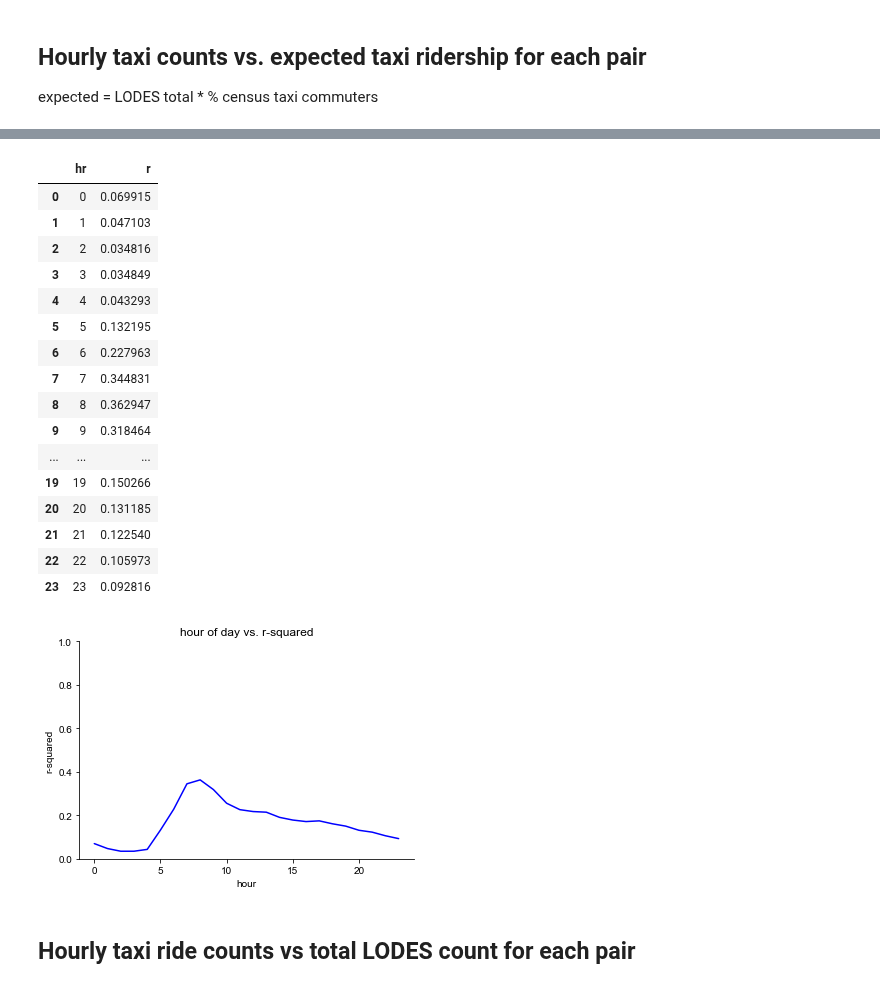
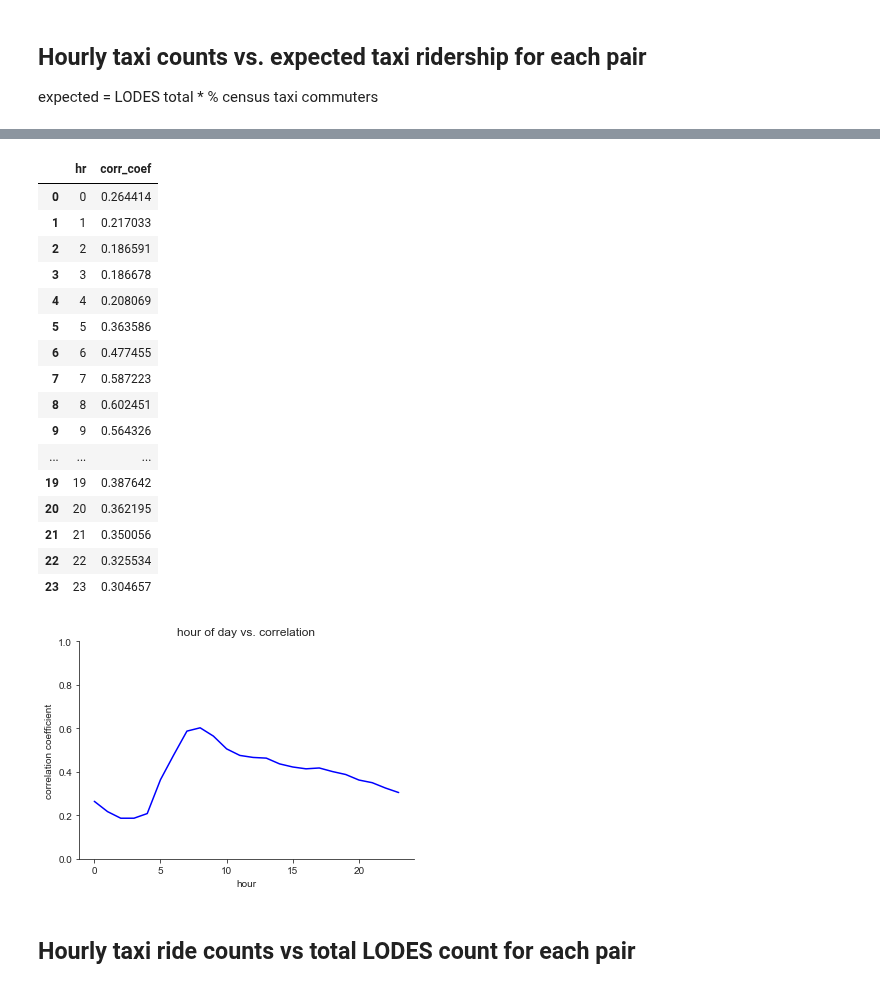
Before and after one commit to Rufei-Sheng/Manhattan-Congestion-Surcharge-Capstone, a Jupyter notebook: notebooks/explore_LODES_correlation.ipynb, the cells around one changed output, grey strips where cells are left out. Drawn from its saved outputs; the diff is of its cells as text; code cells hidden in the pictures.

```diff
--- a/notebooks/explore_LODES_correlation.ipynb
+++ b/notebooks/explore_LODES_correlation.ipynb
@@ -136,6 +149,7 @@ plt.xlim=(0,100);
 
 expected = LODES total * % census taxi commuters
 # %%
+hrly_rsq = []
 hrly_corr = []
 for i in range(24):
     fig, ax = plt.subplots()
@@ -144,5 +158,6 @@ for i in range(24):
     mod = smf.ols(formula='counts ~ expected_taxi', data = hrdata).fit()
     abline_plot(model_results=mod, ax=ax, color='red')
     plt.title('{} : {}'.format(i,mod.rsquared))
-    hrly_corr.append([i,mod.rsquared]);
+    hrly_rsq.append([i,mod.rsquared])
+    hrly_corr.append([i,np.corrcoef(hrdata['expected_taxi'], hrdata['counts'])[1][0]]);
 # %% [output]
@@ -161,40 +176,43 @@ for i in range(24):
 ... (12 outputs left out)
 # %%
-df = pd.DataFrame(hrly_corr)
-df.rename(columns={0:'hr',1:'r'},inplace=True)
-df
+df_r = pd.DataFrame(hrly_rsq)
+df_r.rename(columns={0:'hr',1:'r'},inplace=True)
+
+df_corr = pd.DataFrame(hrly_corr)
+df_corr.rename(columns={0:'hr',1:'corr_coef'},inplace=True)
+df_corr
 # %% [output]
-|  | hr | r |
-| 0 | 0 | 0.069915 |
-| 1 | 1 | 0.047103 |
-| 2 | 2 | 0.034816 |
-| 3 | 3 | 0.034849 |
-| 4 | 4 | 0.043293 |
-| 5 | 5 | 0.132195 |
-| 6 | 6 | 0.227963 |
-| 7 | 7 | 0.344831 |
-| 8 | 8 | 0.362947 |
-| 9 | 9 | 0.318464 |
+|  | hr | corr_coef |
+| 0 | 0 | 0.264414 |
+| 1 | 1 | 0.217033 |
+| 2 | 2 | 0.186591 |
+| 3 | 3 | 0.186678 |
+| 4 | 4 | 0.208069 |
+| 5 | 5 | 0.363586 |
+| 6 | 6 | 0.477455 |
+| 7 | 7 | 0.587223 |
+| 8 | 8 | 0.602451 |
+| 9 | 9 | 0.564326 |
 | ... | ... | ... |
-| 19 | 19 | 0.150266 |
-| 20 | 20 | 0.131185 |
-| 21 | 21 | 0.122540 |
-| 22 | 22 | 0.105973 |
-| 23 | 23 | 0.092816 |
+| 19 | 19 | 0.387642 |
+| 20 | 20 | 0.362195 |
+| 21 | 21 | 0.350056 |
+| 22 | 22 | 0.325534 |
+| 23 | 23 | 0.304657 |
 # %%
 #!pip install -U seaborn
 # %%
 f, ax = plt.subplots()
 sns.set_style("ticks")
 sns.despine(f)
-sns.lineplot(x="hr", y="r",color='b',
-                data=df, ax=ax)
-plt.title('hour of day vs. r-squared')
+sns.lineplot(x="hr", y="corr_coef",color='b',
+                data=df_corr, ax=ax)
+plt.title('hour of day vs. correlation')
 plt.xlabel('hour')
-plt.ylabel('r-squared')
+plt.ylabel('correlation coefficient')
 ax.set_ylim(0,1);
 # %% [output]
-[figure, old version]
+[figure, new version]
 # %% [markdown]
 ## Hourly taxi ride counts vs total LODES count for each pair
 # %%
```
Also changed, not shown: parts of 6 cells of this notebook, 1 other file.
